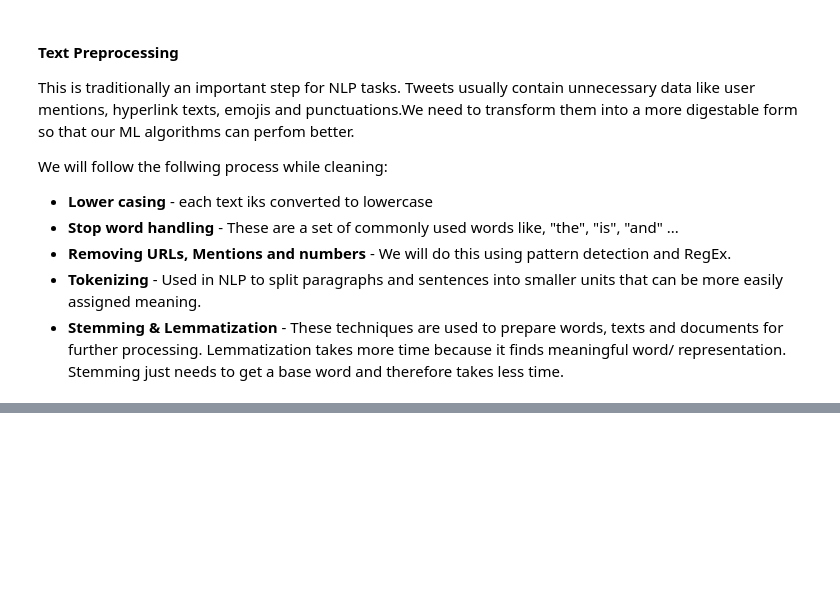
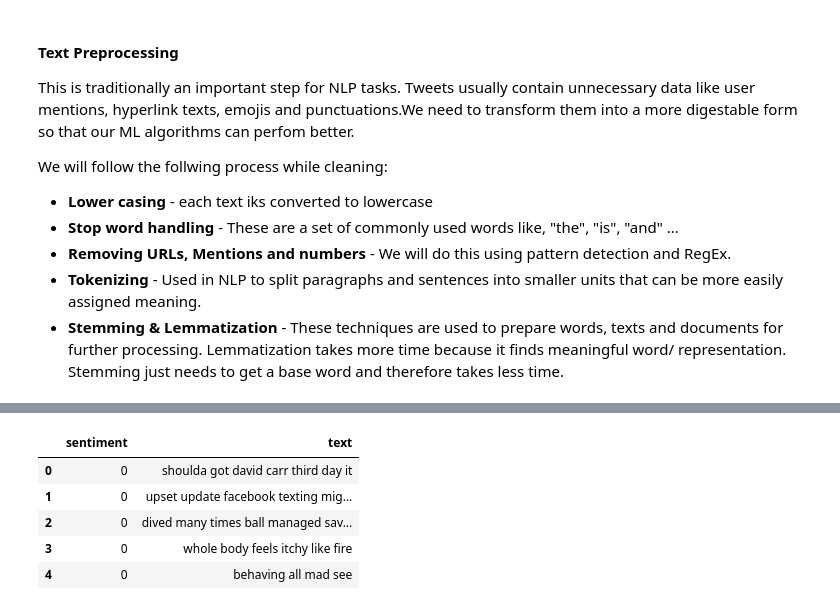
Before and after one commit to CKawara/Twitter-Sentiment-Analysis, a Jupyter notebook: Sentiment_Analysis.ipynb, the cells around one changed output, grey strips where cells are left out. Drawn from its saved outputs; the diff is of its cells as text; code cells hidden in the pictures; blank space fills up the shorter version.

```diff
--- a/Sentiment_Analysis.ipynb
+++ b/Sentiment_Analysis.ipynb
@@ -115,0 +251,12 @@ We will follow the follwing process while cleaning:
+# %%
+# remove special characters and punctuations
+
+df['text'] = df['text'].str.replace("[^a-zA-Z#]", " ")
+df.head()
+# %% [output]
+|  | sentiment | text |
+| 0 | 0 | shoulda got david carr third day it |
+| 1 | 0 | upset update facebook texting mig... |
+| 2 | 0 | dived many times ball managed sav... |
+| 3 | 0 | whole body feels itchy like fire |
+| 4 | 0 | behaving all mad see |
```
Also changed, not shown: parts of 10 cells of this notebook.
